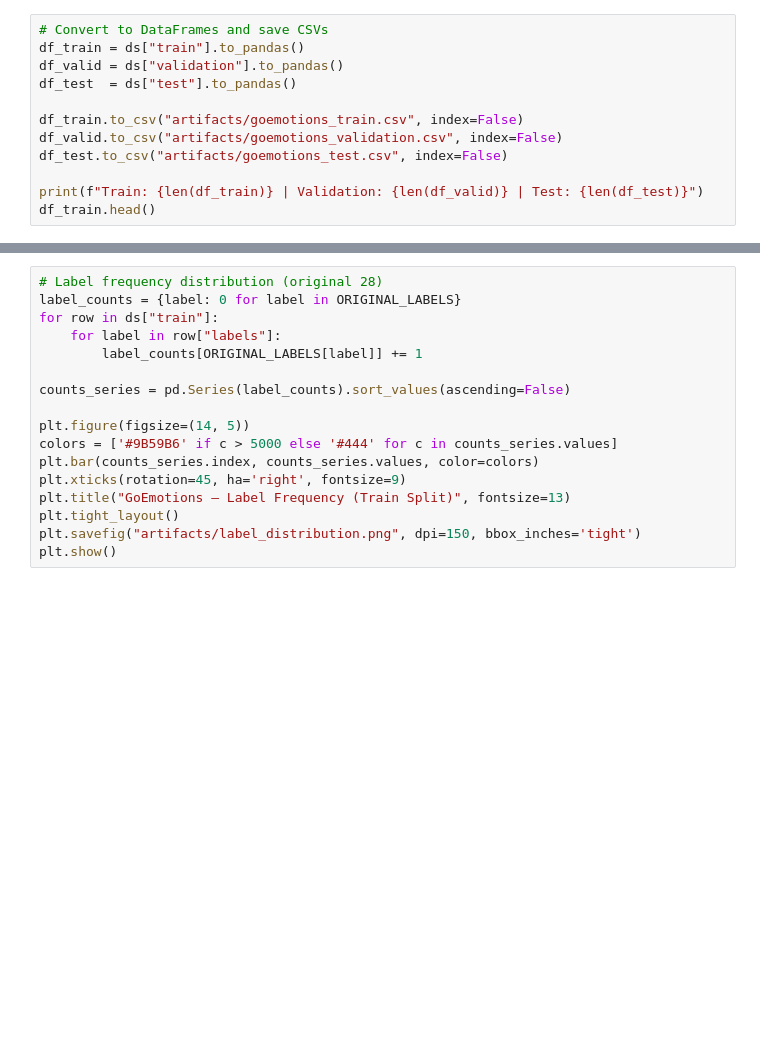
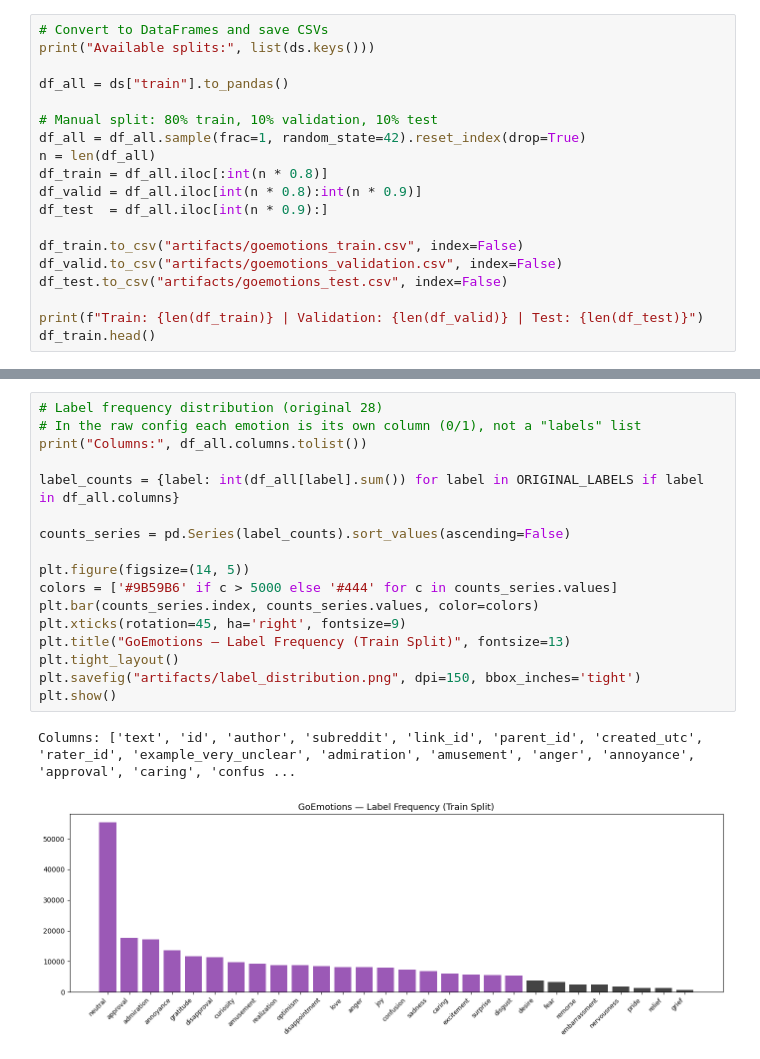
Before and after one commit to VANDRANKI/Fun_veeeee_Tool, a Jupyter notebook: emotion-dj-ml/01_explore_goemotions.ipynb, the cells around one changed output, grey strips where cells are left out. Drawn from its saved outputs; the diff is of its cells as text; blank space fills up the shorter version.

Commit message:
Update notebooks, deployment configs, and frontend components

```diff
--- a/emotion-dj-ml/01_explore_goemotions.ipynb
+++ b/emotion-dj-ml/01_explore_goemotions.ipynb
@@ -17,8 +44,15 @@ print(ds)
 # %%
 # Convert to DataFrames and save CSVs
-df_train = ds["train"].to_pandas()
-df_valid = ds["validation"].to_pandas()
-df_test  = ds["test"].to_pandas()
+print("Available splits:", list(ds.keys()))
+
+df_all = ds["train"].to_pandas()
+
+# Manual split: 80% train, 10% validation, 10% test
+df_all = df_all.sample(frac=1, random_state=42).reset_index(drop=True)
+n = len(df_all)
+df_train = df_all.iloc[:int(n * 0.8)]
+df_valid = df_all.iloc[int(n * 0.8):int(n * 0.9)]
+df_test  = df_all.iloc[int(n * 0.9):]
 
 df_train.to_csv("artifacts/goemotions_train.csv", index=False)
 df_valid.to_csv("artifacts/goemotions_validation.csv", index=False)
@@ -50,20 +96,23 @@ print("Mapping defined.")
 # %%
 # Label frequency distribution (original 28)
-label_counts = {label: 0 for label in ORIGINAL_LABELS}
-for row in ds["train"]:
-    for label in row["labels"]:
-        label_counts[ORIGINAL_LABELS[label]] += 1
+# In the raw config each emotion is its own column (0/1), not a "labels" list
+print("Columns:", df_all.columns.tolist())
+
+label_counts = {label: int(df_all[label].sum()) for label in ORIGINAL_LABELS if label in df_all.columns}
 
 counts_series = pd.Series(label_counts).sort_values(ascending=False)
 
 plt.figure(figsize=(14, 5))
 colors = ['#9B59B6' if c > 5000 else '#444' for c in counts_series.values]
 plt.bar(counts_series.index, counts_series.values, color=colors)
 plt.xticks(rotation=45, ha='right', fontsize=9)
 plt.title("GoEmotions — Label Frequency (Train Split)", fontsize=13)
 plt.tight_layout()
 plt.savefig("artifacts/label_distribution.png", dpi=150, bbox_inches='tight')
 plt.show()
+# %% [output]
+Columns: ['text', 'id', 'author', 'subreddit', 'link_id', 'parent_id', 'created_utc', 'rater_id', 'example_very_unclear', 'admiration', 'amusement', 'anger', 'annoyance', 'approval', 'caring', 'confus ...
+[figure, added]
 # %%
 # Print example comments per emotion
 for emotion_7, sub_labels in LABEL_MAP_7.items():
```
Also changed, not shown: parts of 6 cells of this notebook, 17 other files.
